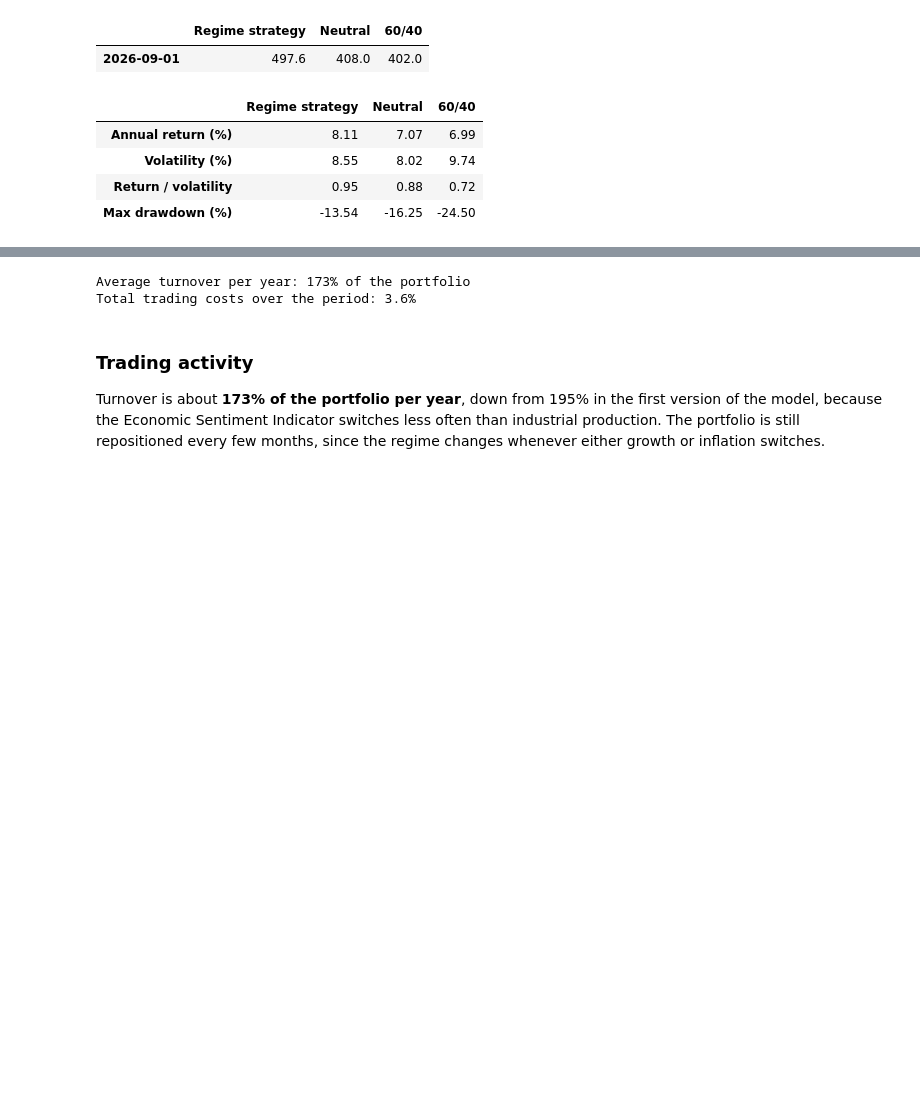
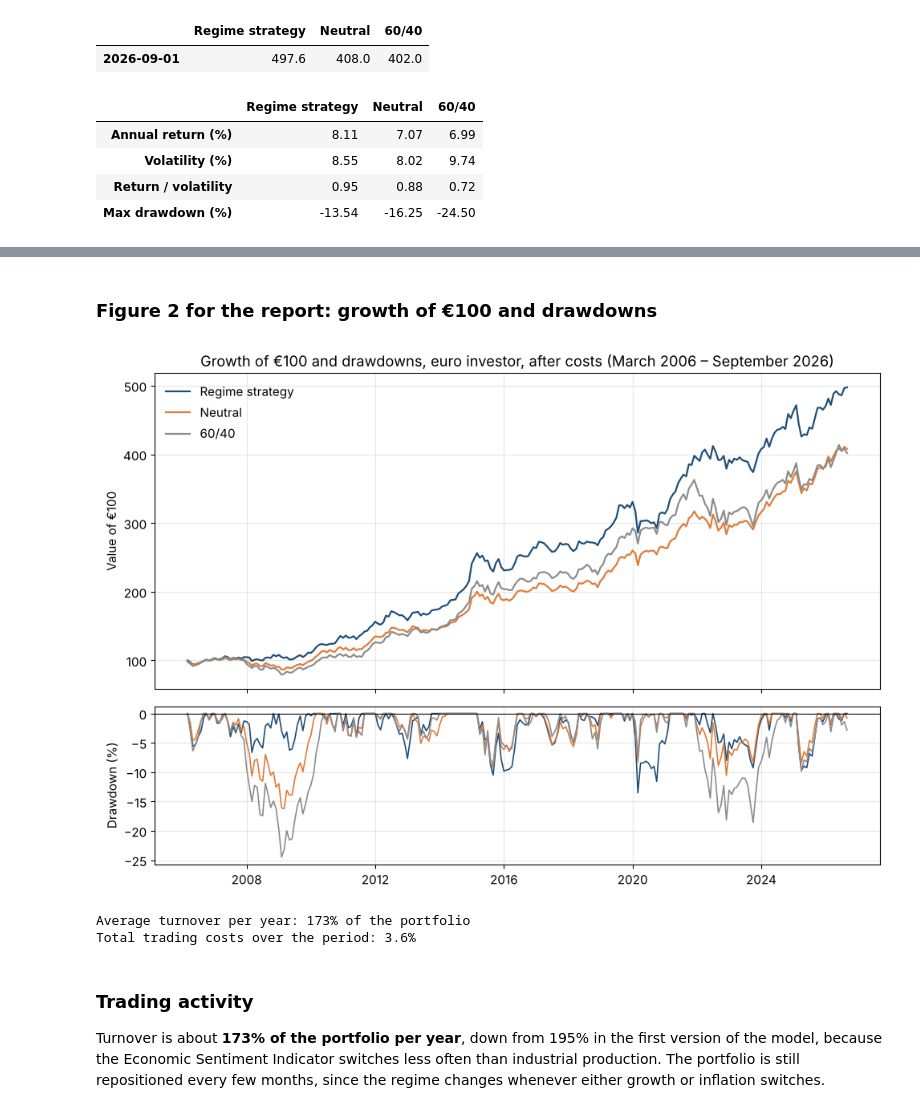
Before and after one commit to Dcobi/macro-regime-model, a Jupyter notebook: notebooks/03_backtest.ipynb, the cells around one changed output, grey strips where cells are left out. Cells and saved outputs as stored; diff of their text form; code cells hidden in the pictures; blank space fills up the shorter version.

```diff
--- a/notebooks/03_backtest.ipynb
+++ b/notebooks/03_backtest.ipynb
@@ -187,3 +191,32 @@ plt.show()
+# %% [markdown]
+### Figure 2 for the report: growth of €100 and drawdowns
+# %%
+wealth = (1 + results).cumprod()
+drawdowns = (wealth / wealth.cummax() - 1) * 100
+
+colours = {"Regime strategy": "#1F4E79", "Neutral": "#E07B39", "60/40": "#8C8C8C"}
+
+fig, (ax_top, ax_bottom) = plt.subplots(2, 1, figsize=(10, 7), sharex=True,
+                                        gridspec_kw={"height_ratios": [2, 1]})
+
+for name in results.columns:
+    ax_top.plot(growth.index, growth[name], color=colours[name], linewidth=1.6, label=name)
+    ax_bottom.plot(drawdowns.index, drawdowns[name], color=colours[name], linewidth=1.2)
+
+ax_top.set_ylabel("Value of €100")
+ax_top.set_title("Growth of €100 and drawdowns, euro investor, after costs (March 2006 – September 2026)")
+ax_top.legend(loc="upper left", frameon=False)
+ax_top.grid(alpha=0.3)
+
+ax_bottom.set_ylabel("Drawdown (%)")
+ax_bottom.axhline(0, color="black", linewidth=0.8)
+ax_bottom.grid(alpha=0.3)
+
+plt.tight_layout()
+plt.savefig("../figures/fig2_growth_drawdowns.png", dpi=200, bbox_inches="tight")
+plt.show()
+# %% [output]
+[figure, added]
 # %%
 print(f"Average turnover per year: {turnover_ea.mean() * 12 * 100:.0f}% of the portfolio")
 print(f"Total trading costs over the period: {turnover_ea.sum() * COST * 100:.1f}%")
```
Also changed, not shown: parts of 19 cells of this notebook, 4 other files.
